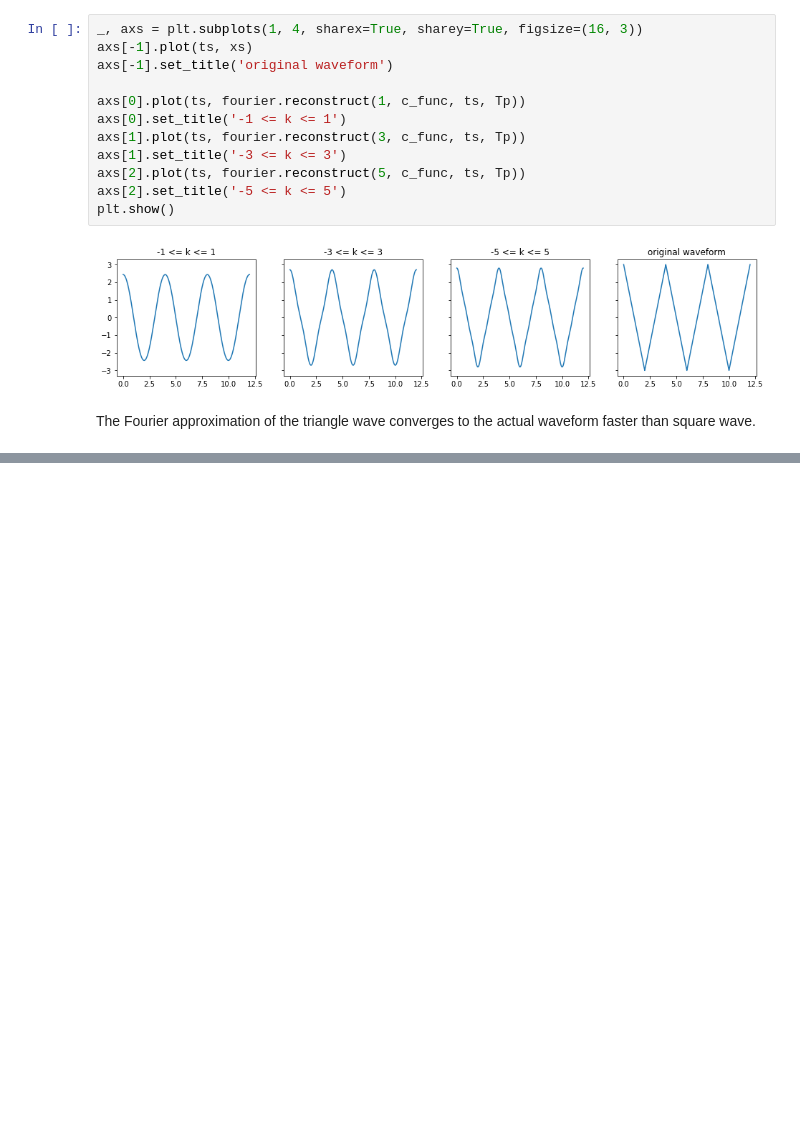
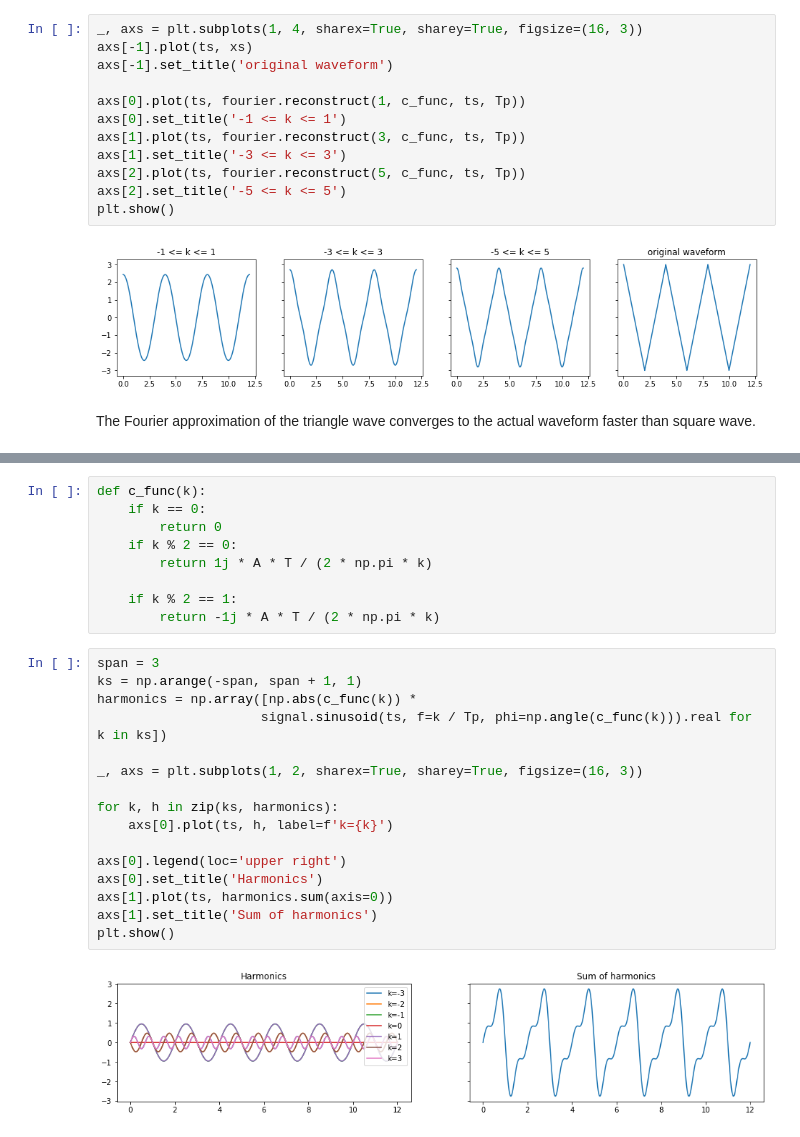
Before and after one commit to 0WN463/wellspring, a Jupyter notebook: signal_processing/fourier_series.ipynb, the cells around one changed output, grey strips where cells are left out. Saved outputs shown, nothing was run; the diff lists cells and outputs as text; blank space fills up the shorter version.

```diff
--- a/signal_processing/fourier_series.ipynb
+++ b/signal_processing/fourier_series.ipynb
@@ -518,0 +573,27 @@ The Fourier approximation of the triangle wave converges to the actual waveform
+# %%
+def c_func(k):
+    if k == 0:
+        return 0
+    if k % 2 == 0:
+        return 1j * A * T / (2 * np.pi * k)
+
+    if k % 2 == 1:
+        return -1j * A * T / (2 * np.pi * k)
+# %%
+span = 3
+ks = np.arange(-span, span + 1, 1)
+harmonics = np.array([np.abs(c_func(k)) *
+                     signal.sinusoid(ts, f=k / Tp, phi=np.angle(c_func(k))).real for k in ks])
+
+_, axs = plt.subplots(1, 2, sharex=True, sharey=True, figsize=(16, 3))
+
+for k, h in zip(ks, harmonics):
+    axs[0].plot(ts, h, label=f'k={k}')
+
+axs[0].legend(loc='upper right')
+axs[0].set_title('Harmonics')
+axs[1].plot(ts, harmonics.sum(axis=0))
+axs[1].set_title('Sum of harmonics')
+plt.show()
+# %% [output]
+[figure, added]
```
Also changed, not shown: parts of 17 cells of this notebook, 4 other files.
